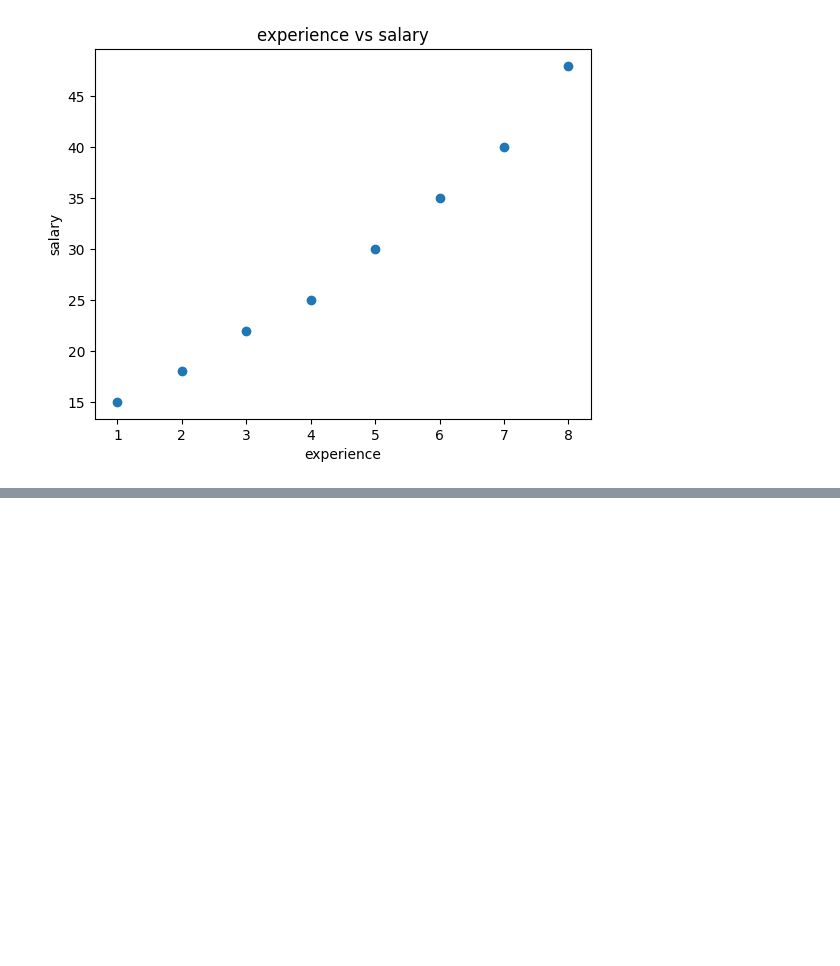
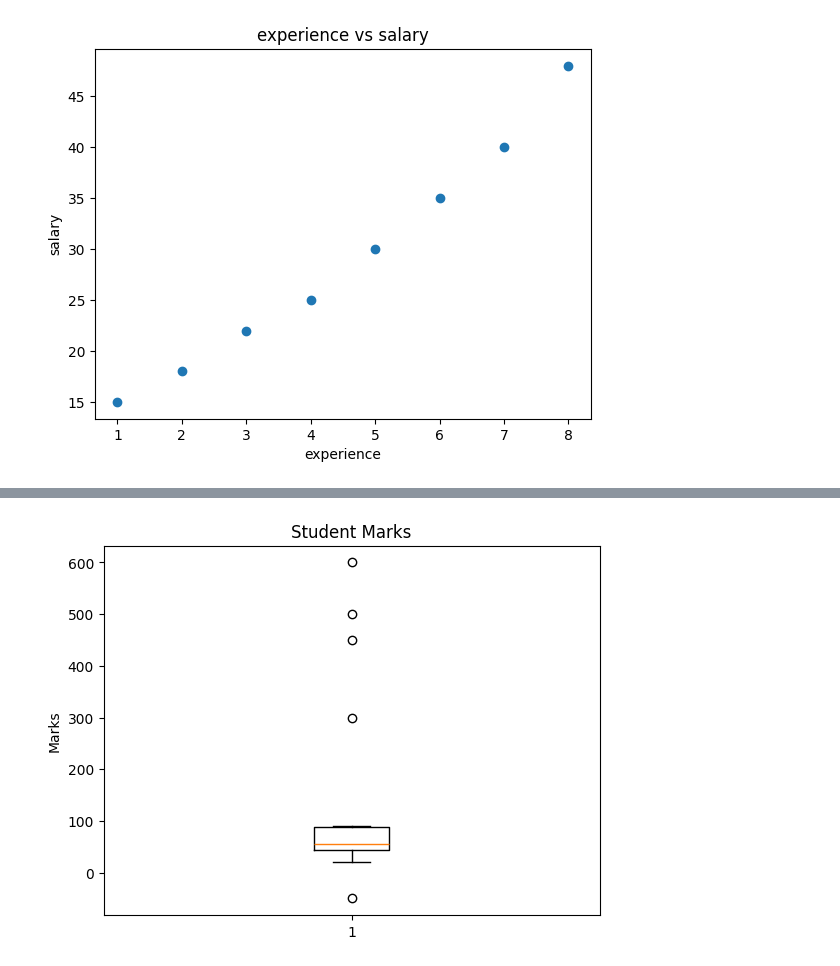
Before and after one commit to Potnuru19/Data-Analytics---DA-, a Jupyter notebook: Matplot (1).ipynb, the cells around one changed output, grey strips where cells are left out. Saved outputs shown, nothing was run; the diff lists cells and outputs as text; code cells hidden in the pictures; blank space fills up the shorter version.

```diff
--- a/Matplot (1).ipynb
+++ b/Matplot (1).ipynb
@@ -323,0 +341,10 @@ plt.show()
+# %%
+#boxplot
+import matplotlib.pyplot as plt
+marks=[-50,45,52,44,55,75,65,56,67,87,23,45,29,90,20,500,600,450,300]
+plt.boxplot(marks)
+plt.title("Student Marks")
+plt.ylabel("Marks")
+plt.show()
+# %% [output]
+[figure, added]
```
Also changed, not shown: parts of 11 cells of this notebook.
